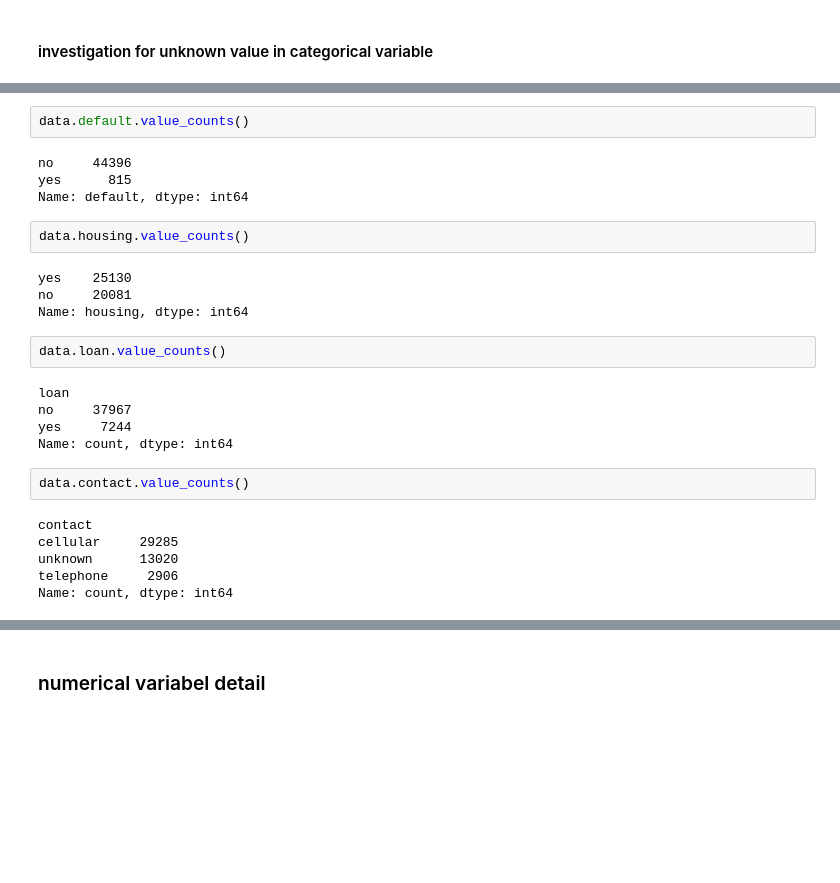
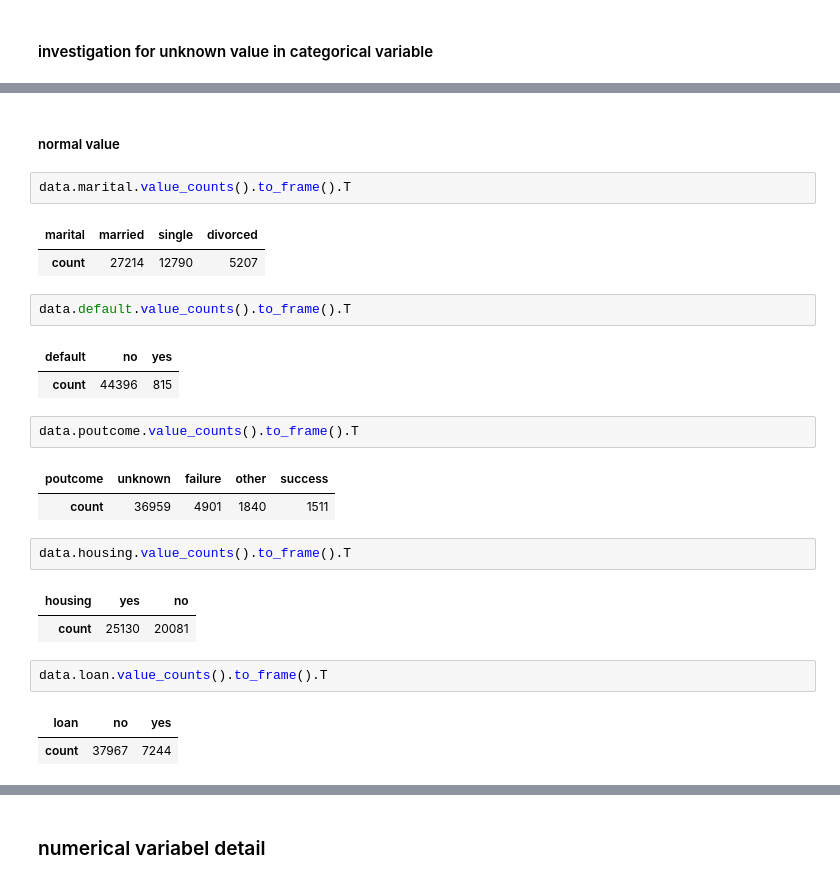
Before and after one commit to bagusatya08/Term-Deposit-Potential-Customer-Prediction, a Jupyter notebook: stage-1/eda-insight-visualization.ipynb, the cells around one changed output, grey strips where cells are left out. Saved outputs shown, nothing was run; the diff lists cells and outputs as text; blank space fills up the shorter version.

```diff
--- a/stage-1/eda-insight-visualization.ipynb
+++ b/stage-1/eda-insight-visualization.ipynb
@@ -147,28 +105,28 @@ Name: education, dtype: int64
+# %% [markdown]
+##### normal value
+# %%
+data.marital.value_counts().to_frame().T
+# %% [output]
+| marital | married | single | divorced |
+| count | 27214 | 12790 | 5207 |
 # %%
-data.default.value_counts()
+data.default.value_counts().to_frame().T
 # %% [output]
-no     44396
-yes      815
-Name: default, dtype: int64
+| default | no | yes |
+| count | 44396 | 815 |
+# %%
+data.poutcome.value_counts().to_frame().T
+# %% [output]
+| poutcome | unknown | failure | other | success |
+| count | 36959 | 4901 | 1840 | 1511 |
 # %%
-data.housing.value_counts()
+data.housing.value_counts().to_frame().T
 # %% [output]
-yes    25130
-no     20081
-Name: housing, dtype: int64
+| housing | yes | no |
+| count | 25130 | 20081 |
 # %%
-data.loan.value_counts()
+data.loan.value_counts().to_frame().T
 # %% [output]
-loan
-no     37967
-yes     7244
-Name: count, dtype: int64
+| loan | no | yes |
+| count | 37967 | 7244 |
-# %%
-data.contact.value_counts()
-# %% [output]
-contact
-cellular     29285
-unknown      13020
-telephone     2906
-Name: count, dtype: int64
 # %%
```
Also changed, not shown: parts of 27 cells of this notebook.
